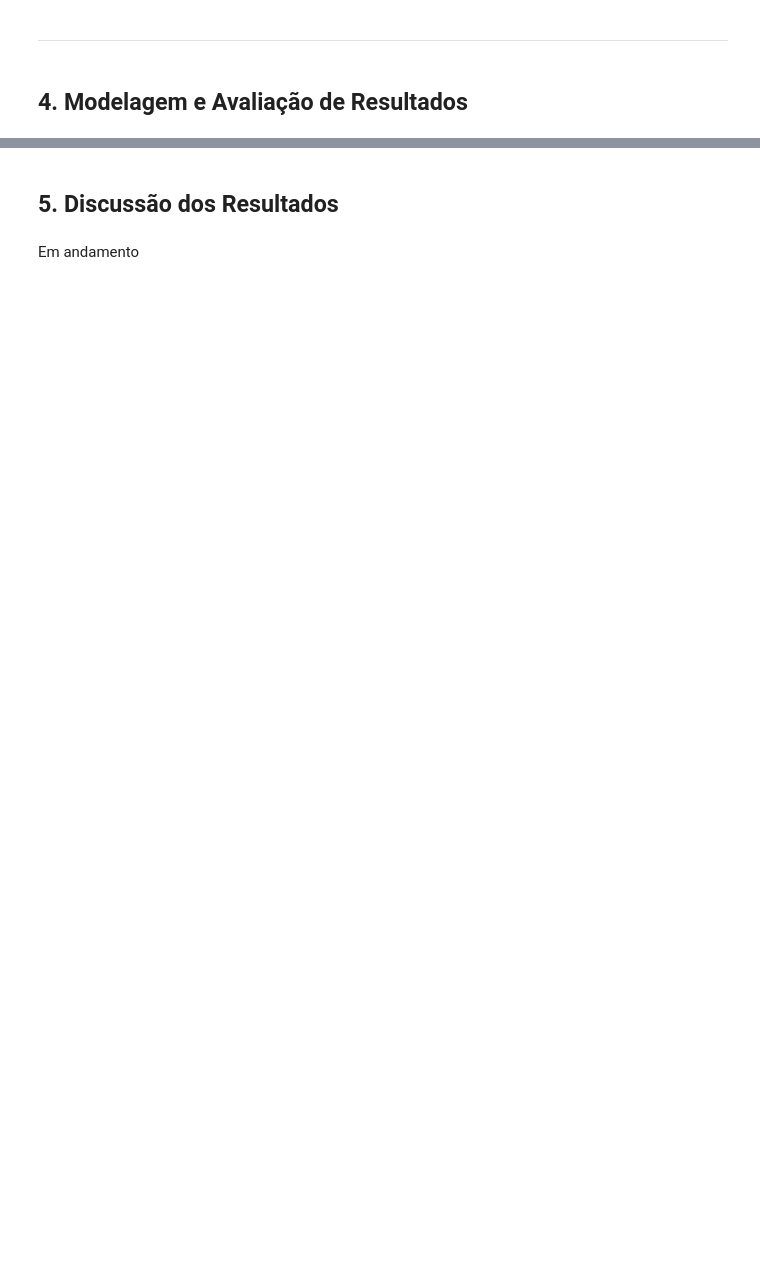
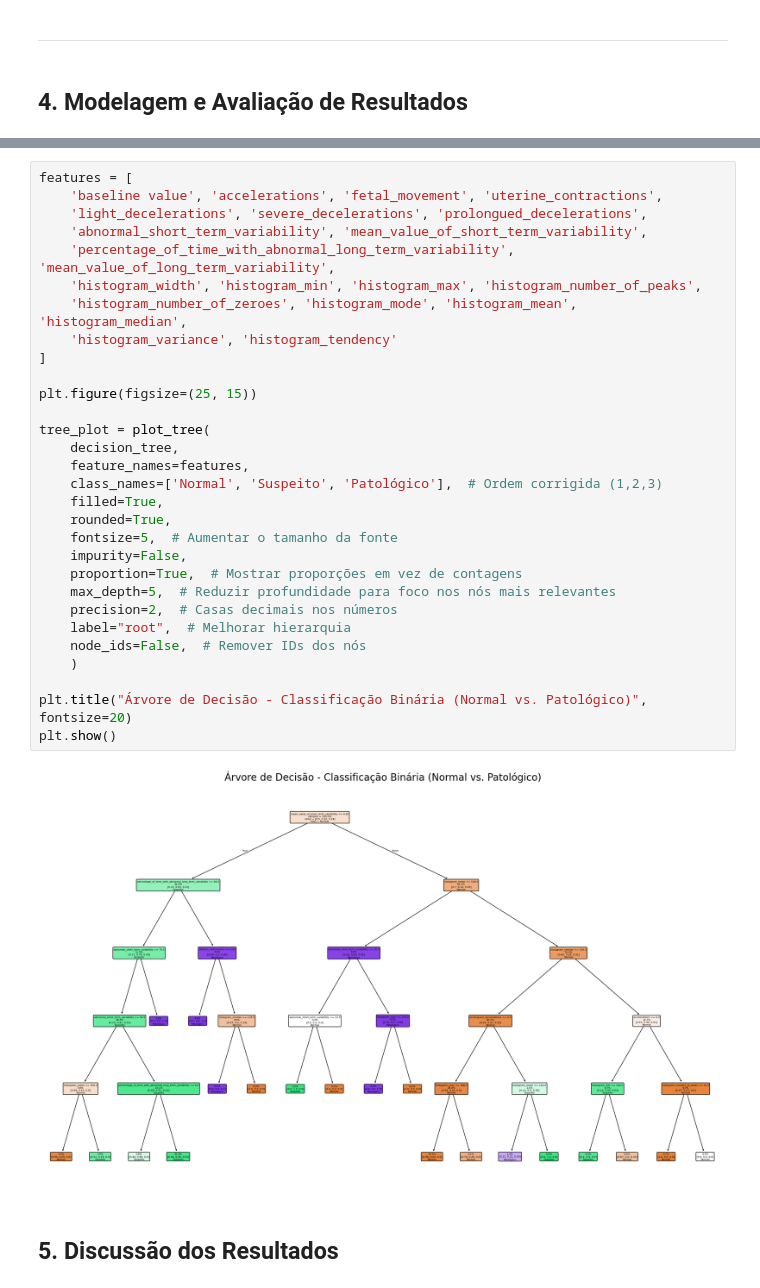
Before and after one commit to maduazevedo/IA_classificacao, a Jupyter notebook: Fetal_Health_Classification.ipynb, the cells around one changed output, grey strips where cells are left out. Drawn from its saved outputs; the diff is of its cells as text; blank space fills up the shorter version.

```diff
--- a/TREINAMENTO_DE_IA_CLASSIFICAÇÃO.ipynb
+++ b/Fetal_Health_Classification.ipynb
@@ -608,4 +839,34 @@ AUC-ROC Score:  0.96
+# %%
+features = [
+    'baseline value', 'accelerations', 'fetal_movement', 'uterine_contractions',
+    'light_decelerations', 'severe_decelerations', 'prolongued_decelerations',
+    'abnormal_short_term_variability', 'mean_value_of_short_term_variability',
+    'percentage_of_time_with_abnormal_long_term_variability', 'mean_value_of_long_term_variability',
+    'histogram_width', 'histogram_min', 'histogram_max', 'histogram_number_of_peaks',
+    'histogram_number_of_zeroes', 'histogram_mode', 'histogram_mean', 'histogram_median',
+    'histogram_variance', 'histogram_tendency'
+]
+
+plt.figure(figsize=(25, 15))
+
+tree_plot = plot_tree(
+    decision_tree,
+    feature_names=features,
+    class_names=['Normal', 'Suspeito', 'Patológico'],  # Ordem corrigida (1,2,3)
+    filled=True,
+    rounded=True,
+    fontsize=5,  # Aumentar o tamanho da fonte
+    impurity=False,
+    proportion=True,  # Mostrar proporções em vez de contagens
+    max_depth=5,  # Reduzir profundidade para foco nos nós mais relevantes
+    precision=2,  # Casas decimais nos números
+    label="root",  # Melhorar hierarquia
+    node_ids=False,  # Remover IDs dos nós
+    )
+
+plt.title("Árvore de Decisão - Classificação Binária (Normal vs. Patológico)", fontsize=20)
+plt.show()
+# %% [output]
+[figure, added]
 # %% [markdown]
 ## 5. Discussão dos Resultados
-# %% [markdown]
-Em andamento
```
Also changed, not shown: parts of 80 cells of this notebook.
